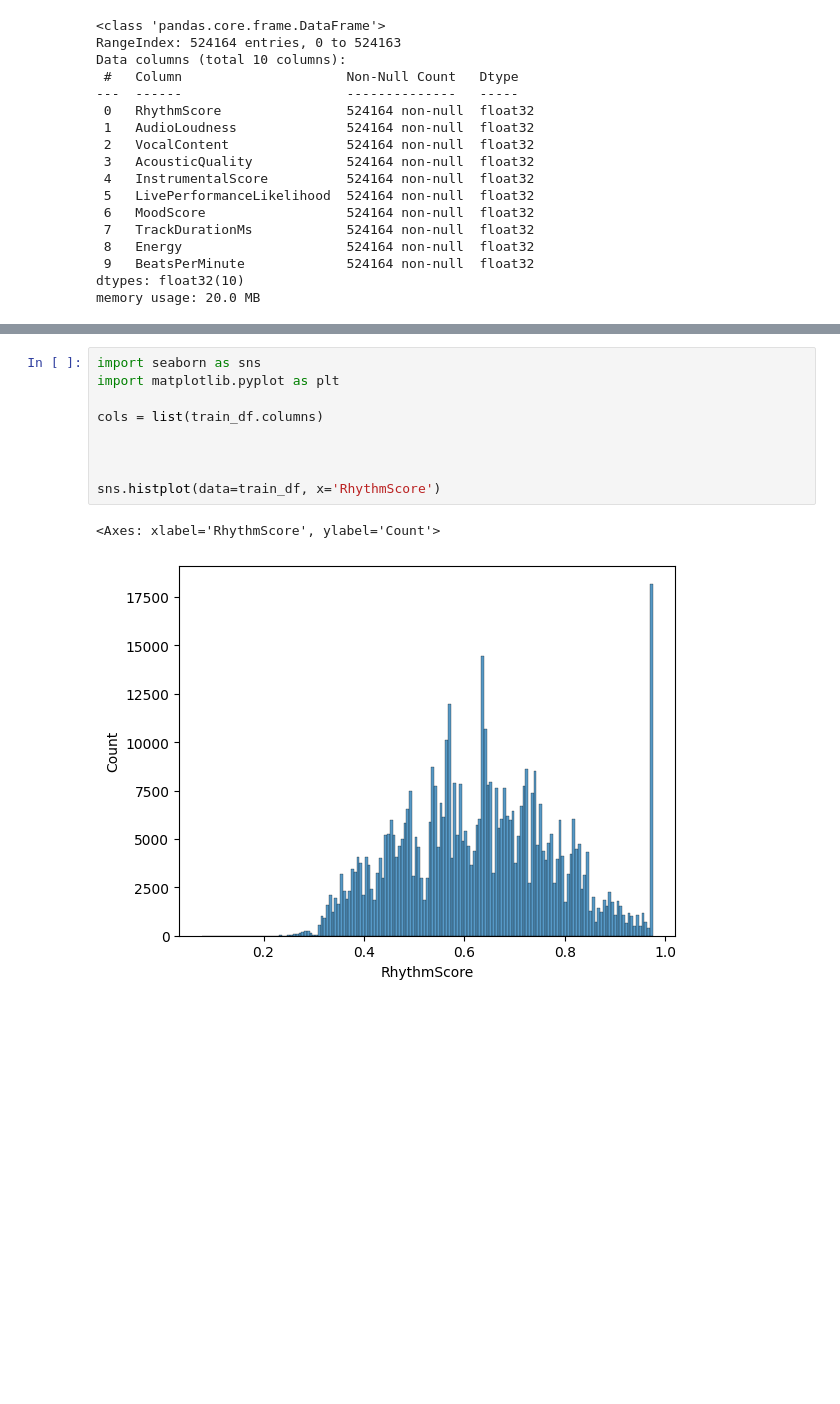
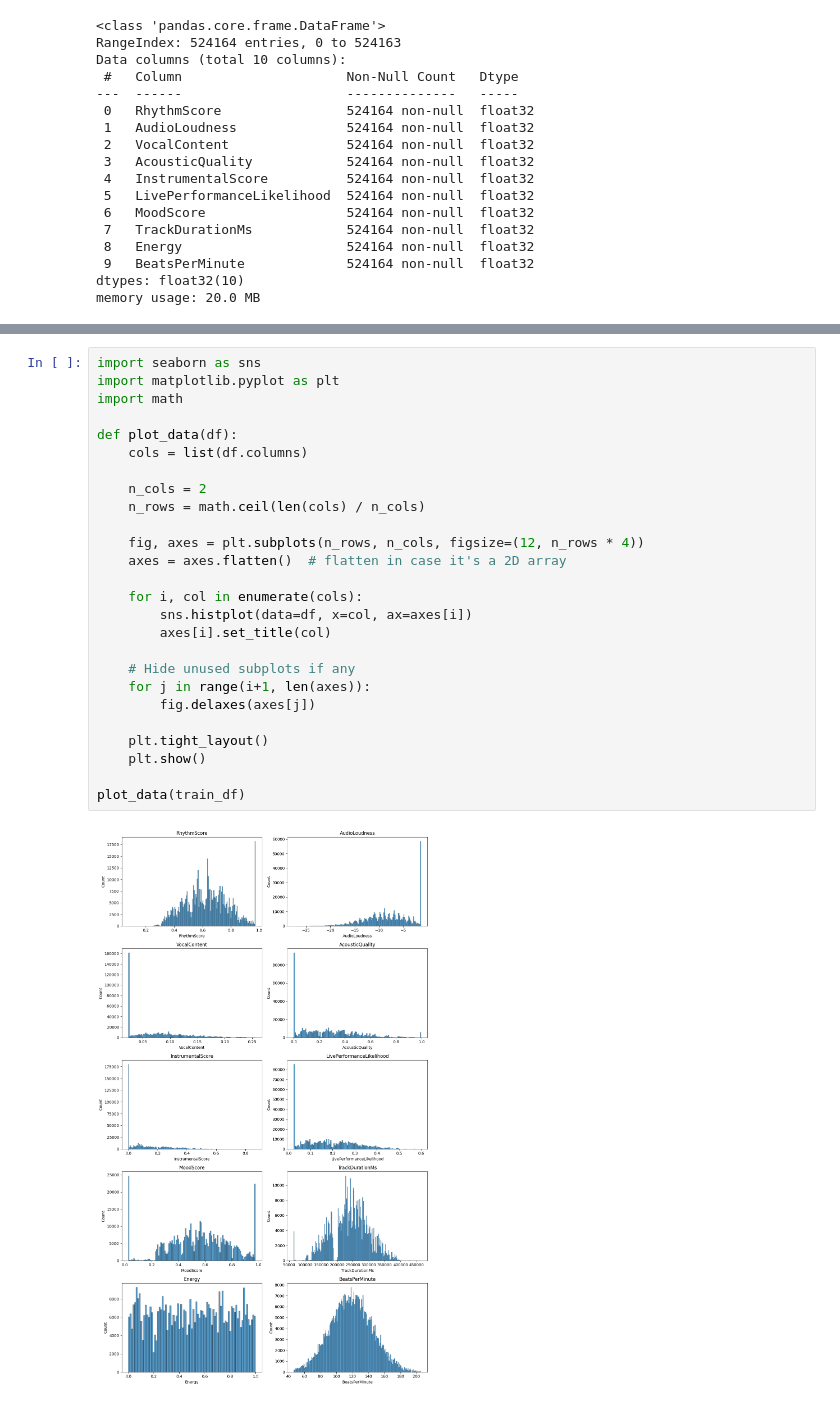
Before and after one commit to CodeHalwell/playground_series_september2025, a Jupyter notebook: initial-model-bpm.ipynb, the cells around one changed output, grey strips where cells are left out. Saved outputs shown, nothing was run; the diff lists cells and outputs as text; blank space fills up the shorter version.

```diff
--- a/initial-model-bpm.ipynb
+++ b/initial-model-bpm.ipynb
@@ -92,15 +92,31 @@ train_df.describe()
 | 50% | 0.634686 | -8.252499 | 0.066425 | 0.242502 | 0.074247 | 0.166327 | ... |
 | 75% | 0.739179 | -4.912298 | 0.107343 | 0.396957 | 0.204065 | 0.268946 | ... |
 | max | 0.975000 | -1.357000 | 0.256401 | 0.995000 | 0.869258 | 0.599924 | ... |
-# %%
-import seaborn as sns
-import matplotlib.pyplot as plt
-
-cols = list(train_df.columns)
-
-
-
-sns.histplot(data=train_df, x='RhythmScore')
-# %% [output]
-<Axes: xlabel='RhythmScore', ylabel='Count'>
-[figure, removed]
+# %%
+import seaborn as sns
+import matplotlib.pyplot as plt
+import math
+
+def plot_data(df):
+    cols = list(df.columns)
+
+    n_cols = 2
+    n_rows = math.ceil(len(cols) / n_cols)
+
+    fig, axes = plt.subplots(n_rows, n_cols, figsize=(12, n_rows * 4))
+    axes = axes.flatten()  # flatten in case it's a 2D array
+
+    for i, col in enumerate(cols):
+        sns.histplot(data=df, x=col, ax=axes[i])
+        axes[i].set_title(col)
+
+    # Hide unused subplots if any
+    for j in range(i+1, len(axes)):
+        fig.delaxes(axes[j])
+
+    plt.tight_layout()
+    plt.show()
+
+plot_data(train_df)
+# %% [output]
+[figure, added]
```
Also changed, not shown: parts of 2 cells of this notebook.
